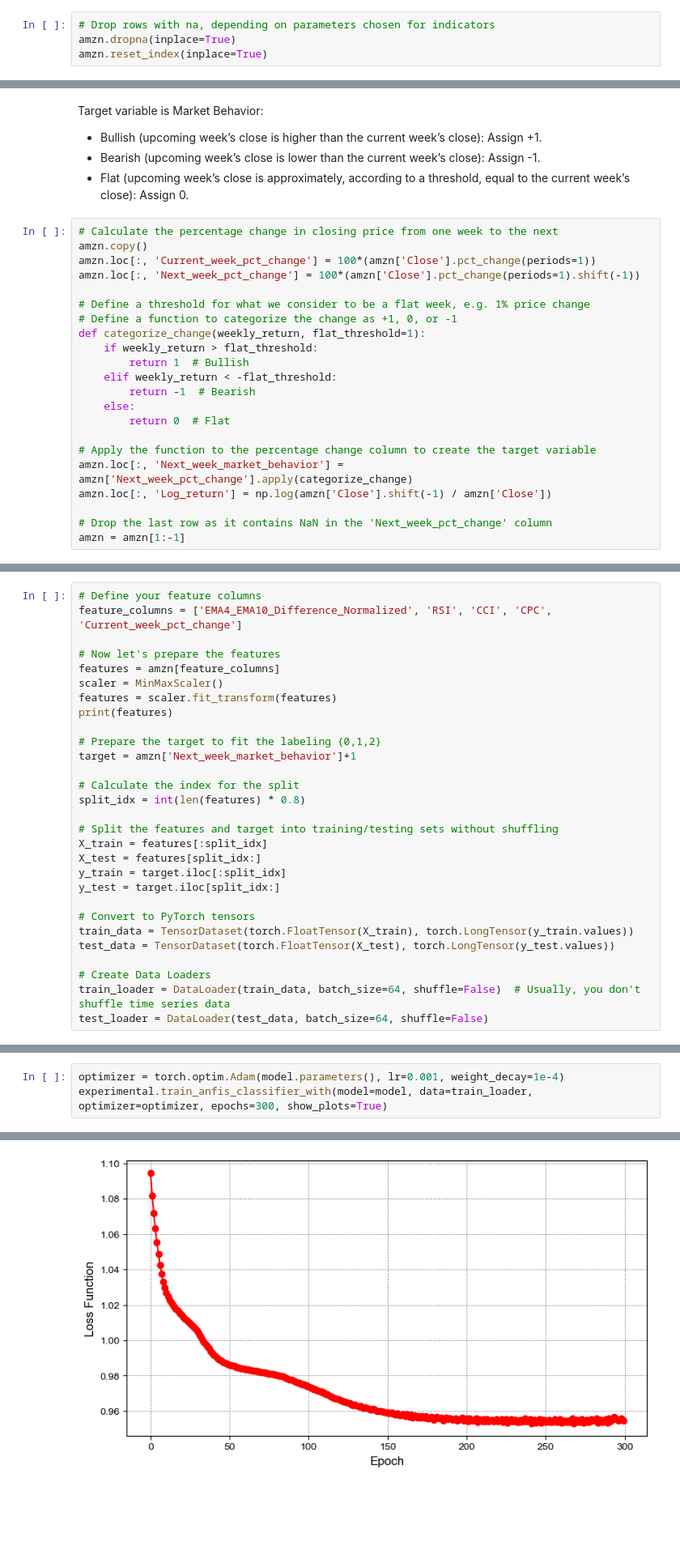
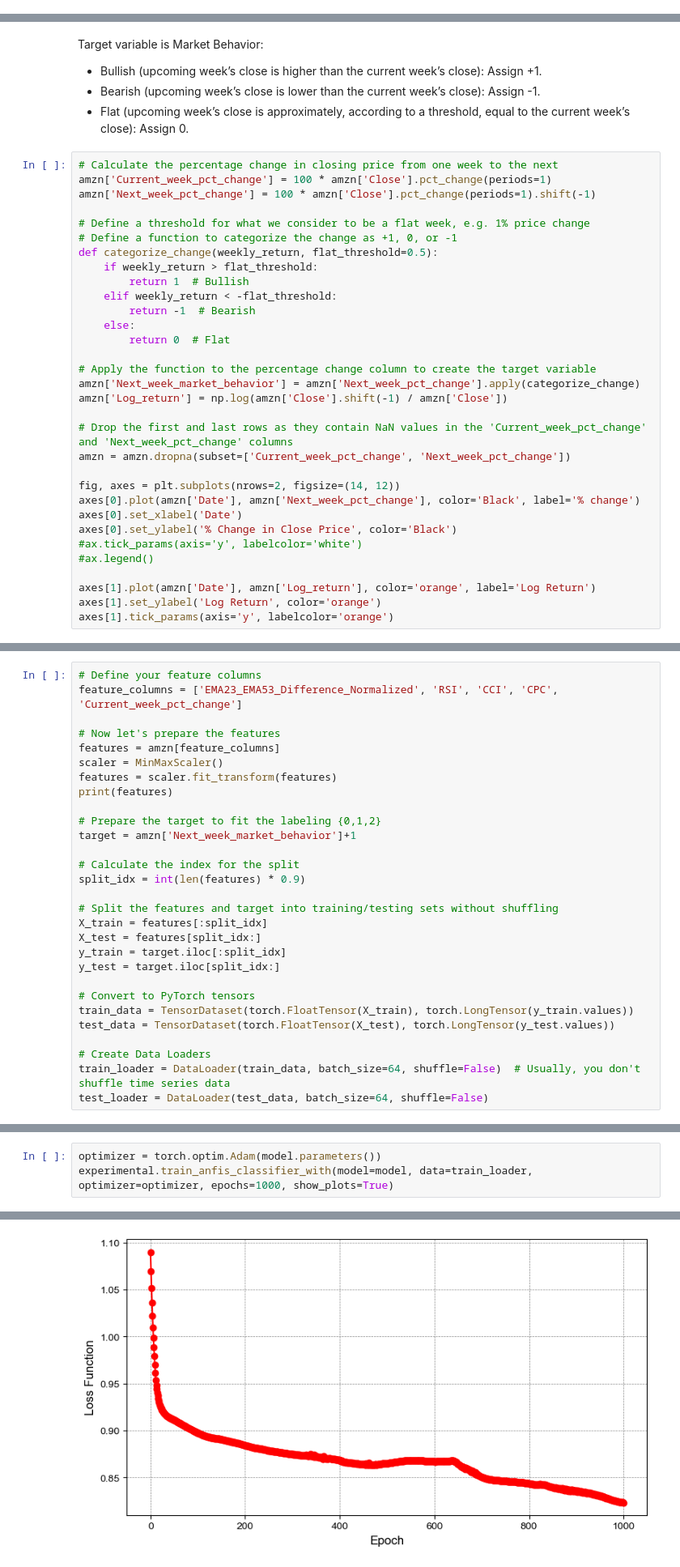
Before and after one commit to elenatomasella/ML, a Jupyter notebook: anfis_amzn.ipynb, the cells around one changed output, grey strips where cells are left out. Shown at 81% size. Saved outputs shown, nothing was run; the diff lists cells and outputs as text; blank space fills up the shorter version.

```diff
--- a/anfis_amzn.ipynb
+++ b/anfis_amzn.ipynb
@@ -101,4 +134,0 @@ amzn.head(41)
-# %%
-# Drop rows with na, depending on parameters chosen for indicators
-amzn.dropna(inplace=True)
-amzn.reset_index(inplace=True)
@@ -243,13 +395,12 @@ Target variable is Market Behavior:
 - Flat (upcoming week’s close is approximately, according to a threshold, equal to the current week’s close): Assign 0.
 # %%
 # Calculate the percentage change in closing price from one week to the next
-amzn.copy()
-amzn.loc[:, 'Current_week_pct_change'] = 100*(amzn['Close'].pct_change(periods=1))
-amzn.loc[:, 'Next_week_pct_change'] = 100*(amzn['Close'].pct_change(periods=1).shift(-1))
+amzn['Current_week_pct_change'] = 100 * amzn['Close'].pct_change(periods=1)
+amzn['Next_week_pct_change'] = 100 * amzn['Close'].pct_change(periods=1).shift(-1)
 
 # Define a threshold for what we consider to be a flat week, e.g. 1% price change
 # Define a function to categorize the change as +1, 0, or -1
-def categorize_change(weekly_return, flat_threshold=1):
+def categorize_change(weekly_return, flat_threshold=0.5):
     if weekly_return > flat_threshold:
         return 1  # Bullish
     elif weekly_return < -flat_threshold:
@@ -258,8 +409,19 @@ def categorize_change(weekly_return, flat_threshold=1):
         return 0  # Flat
 
 # Apply the function to the percentage change column to create the target variable
-amzn.loc[:, 'Next_week_market_behavior'] = amzn['Next_week_pct_change'].apply(categorize_change)
-amzn.loc[:, 'Log_return'] = np.log(amzn['Close'].shift(-1) / amzn['Close'])
+amzn['Next_week_market_behavior'] = amzn['Next_week_pct_change'].apply(categorize_change)
+amzn['Log_return'] = np.log(amzn['Close'].shift(-1) / amzn['Close'])
 
-# Drop the last row as it contains NaN in the 'Next_week_pct_change' column
-amzn = amzn[1:-1]
+# Drop the first and last rows as they contain NaN values in the 'Current_week_pct_change' and 'Next_week_pct_change' columns
+amzn = amzn.dropna(subset=['Current_week_pct_change', 'Next_week_pct_change'])
+
+fig, axes = plt.subplots(nrows=2, figsize=(14, 12))
+axes[0].plot(amzn['Date'], amzn['Next_week_pct_change'], color='Black', label='% change')
+axes[0].set_xlabel('Date')
+axes[0].set_ylabel('% Change in Close Price', color='Black')
+#ax.tick_params(axis='y', labelcolor='white')
+#ax.legend()
+
+axes[1].plot(amzn['Date'], amzn['Log_return'], color='orange', label='Log Return')
+axes[1].set_ylabel('Log Return', color='orange')
+axes[1].tick_params(axis='y', labelcolor='orange')
@@ -330,6 +463,6 @@ Index(['index', 'Date', 'Open', 'High', 'Low', 'Close',
 # %%
 # Define your feature columns
-feature_columns = ['EMA4_EMA10_Difference_Normalized', 'RSI', 'CCI', 'CPC', 'Current_week_pct_change']
+feature_columns = ['EMA23_EMA53_Difference_Normalized', 'RSI', 'CCI', 'CPC', 'Current_week_pct_change']
 
 # Now let's prepare the features
 features = amzn[feature_columns]
@@ -341,7 +474,7 @@ print(features)
 target = amzn['Next_week_market_behavior']+1
 
 # Calculate the index for the split
-split_idx = int(len(features) * 0.8)
+split_idx = int(len(features) * 0.9)
 
 # Split the features and target into training/testing sets without shuffling
 X_train = features[:split_idx]
@@ -444,4 +551,4 @@ tensor([[[ 0.0142, -0.0379, -0.0026,  0.0244,  0.0079, -0.0200],
 # %%
-optimizer = torch.optim.Adam(model.parameters(), lr=0.001, weight_decay=1e-4)
-experimental.train_anfis_classifier_with(model=model, data=train_loader, optimizer=optimizer, epochs=300, show_plots=True)
+optimizer = torch.optim.Adam(model.parameters())
+experimental.train_anfis_classifier_with(model=model, data=train_loader, optimizer=optimizer, epochs=1000, show_plots=True)
 # %% [output]
@@ -465 +572 @@ epoch  299: Loss=0.95464
-[figure, old version]
+[figure, new version]
```
Also changed, not shown: parts of 43 cells of this notebook.
